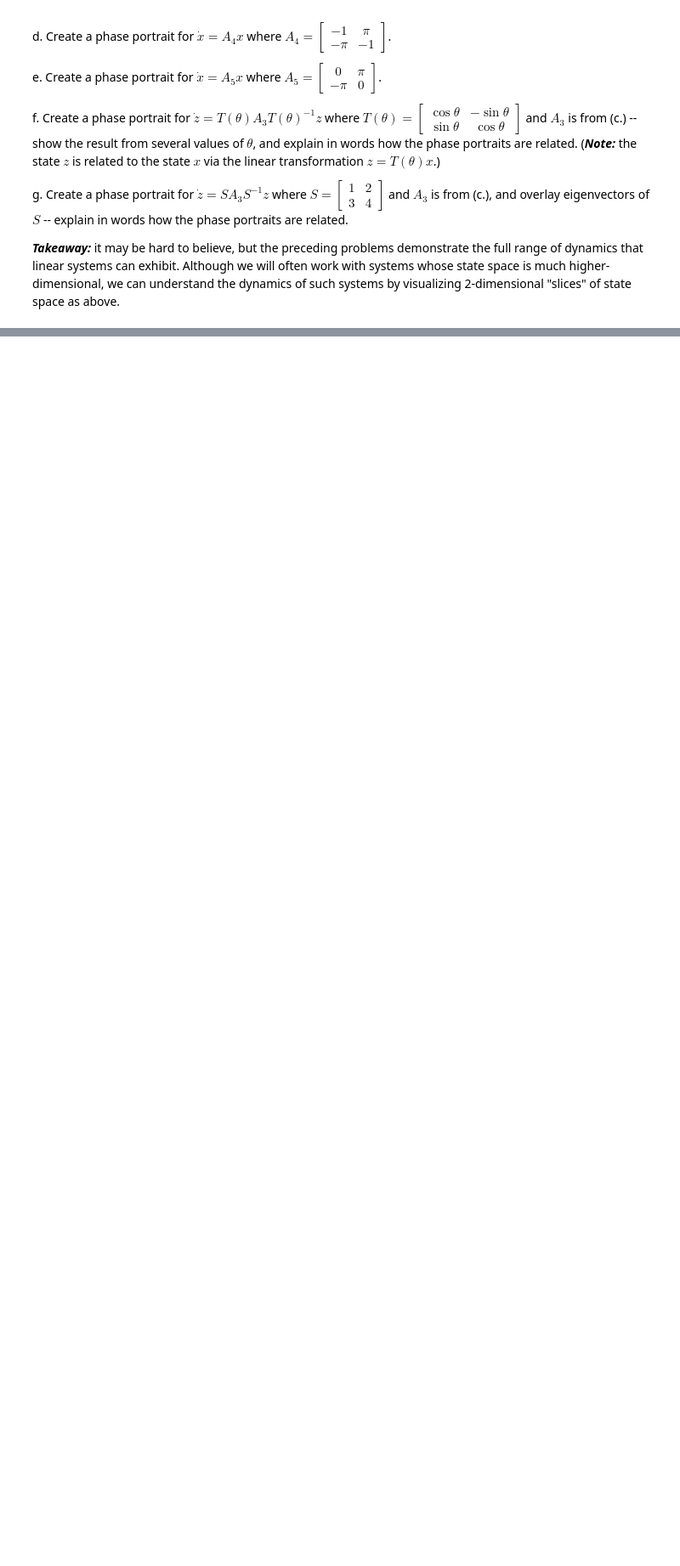
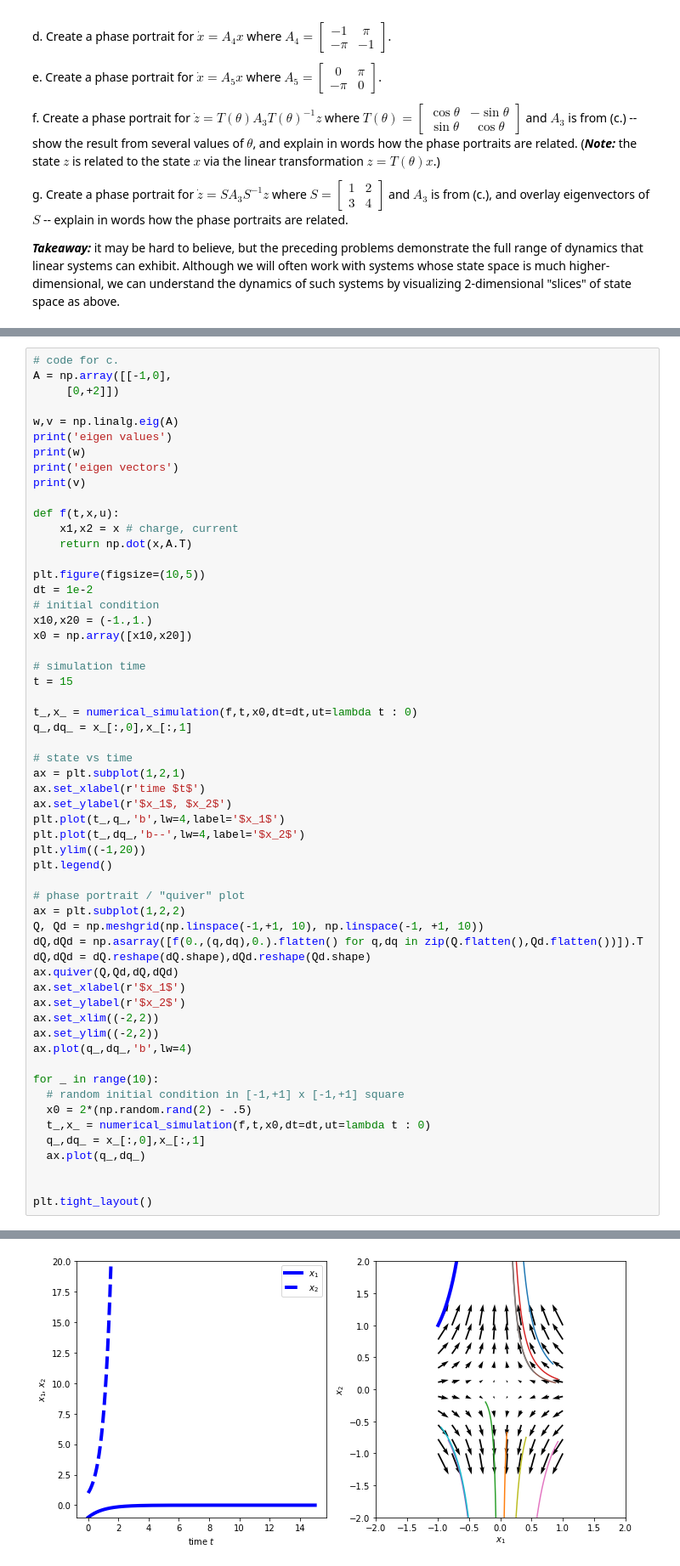
Before and after one commit to JGSuw/ee447_hw_solutions_public, a Jupyter notebook: 447_hw2_solution.ipynb, the cells around one changed output, grey strips where cells are left out. Shown: that part at 85% size. Saved outputs shown, nothing was run; the diff lists cells and outputs as text; blank space fills up the shorter version.

```diff
--- a/447_hw2_solution.ipynb
+++ b/447_hw2_solution.ipynb
@@ -230,0 +396,58 @@ g. Create a phase portrait for $\dot{z} = S A_3 S^{-1} z$ where $S = \left[\begi
+# %%
+# code for c.
+A = np.array([[-1,0],
+     [0,+2]])
+
+w,v = np.linalg.eig(A)
+print('eigen values')
+print(w)
+print('eigen vectors')
+print(v)
+
+def f(t,x,u):
+    x1,x2 = x # charge, current
+    return np.dot(x,A.T)
+
+plt.figure(figsize=(10,5))
+dt = 1e-2
+# initial condition
+x10,x20 = (-1.,1.)
+x0 = np.array([x10,x20])
+
+# simulation time
+t = 15
+
+t_,x_ = numerical_simulation(f,t,x0,dt=dt,ut=lambda t : 0)
+q_,dq_ = x_[:,0],x_[:,1]
+
+# state vs time
+ax = plt.subplot(1,2,1)
+ax.set_xlabel(r'time $t$')
+ax.set_ylabel(r'$x_1$, $x_2$')
+plt.plot(t_,q_,'b',lw=4,label='$x_1$')
+plt.plot(t_,dq_,'b--',lw=4,label='$x_2$')
+plt.ylim((-1,20))
+plt.legend()
+
+# phase portrait / "quiver" plot
+ax = plt.subplot(1,2,2)
+Q, Qd = np.meshgrid(np.linspace(-1,+1, 10), np.linspace(-1, +1, 10))
+dQ,dQd = np.asarray([f(0.,(q,dq),0.).flatten() for q,dq in zip(Q.flatten(),Qd.flatten())]).T
+dQ,dQd = dQ.reshape(dQ.shape),dQd.reshape(Qd.shape)
+ax.quiver(Q,Qd,dQ,dQd)
+ax.set_xlabel(r'$x_1$')
+ax.set_ylabel(r'$x_2$')
+ax.set_xlim((-2,2))
+ax.set_ylim((-2,2))
+ax.plot(q_,dq_,'b',lw=4)
+
+for _ in range(10):
+  # random initial condition in [-1,+1] x [-1,+1] square
+  x0 = 2*(np.random.rand(2) - .5)
+  t_,x_ = numerical_simulation(f,t,x0,dt=dt,ut=lambda t : 0)
+  q_,dq_ = x_[:,0],x_[:,1]
+  ax.plot(q_,dq_)
+
+
+plt.tight_layout()
+# %% [output]
@@ -230,0 +459 @@ g. Create a phase portrait for $\dot{z} = S A_3 S^{-1} z$ where $S = \left[\begi
+[figure, added]
```
Also changed, not shown: parts of 8 cells of this notebook.
